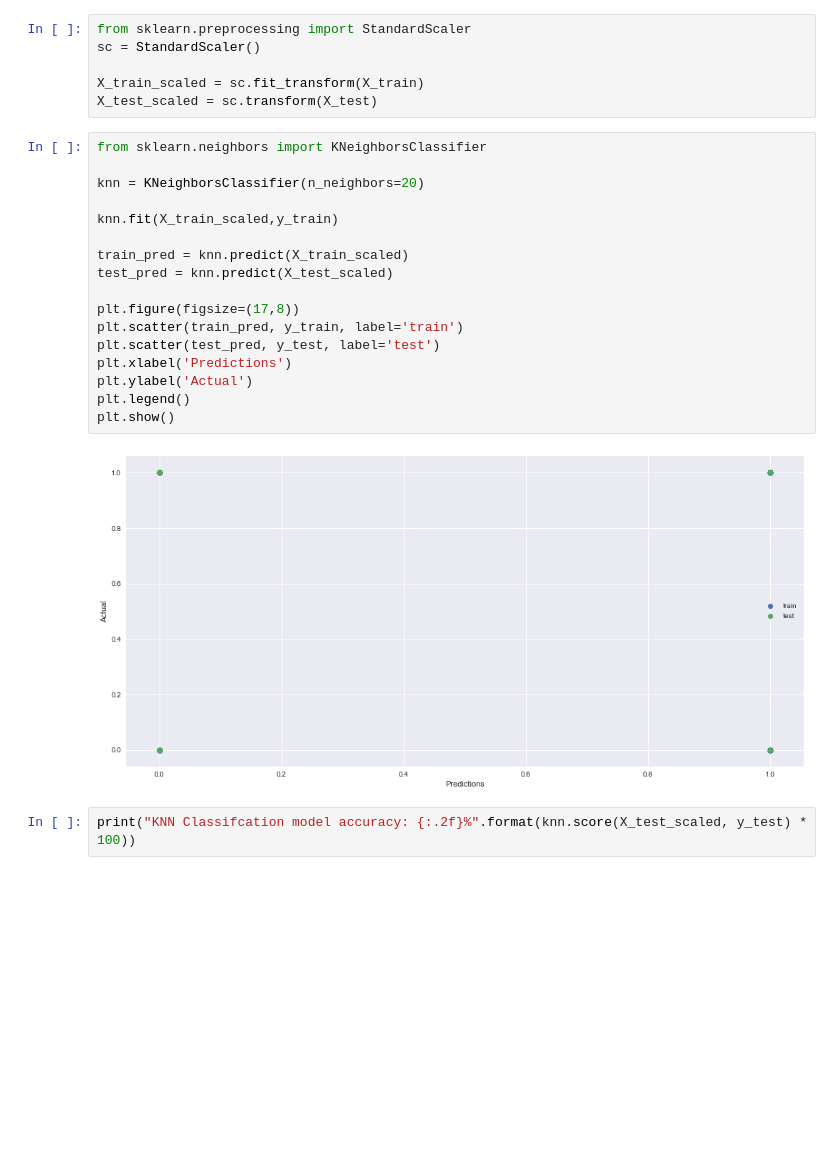
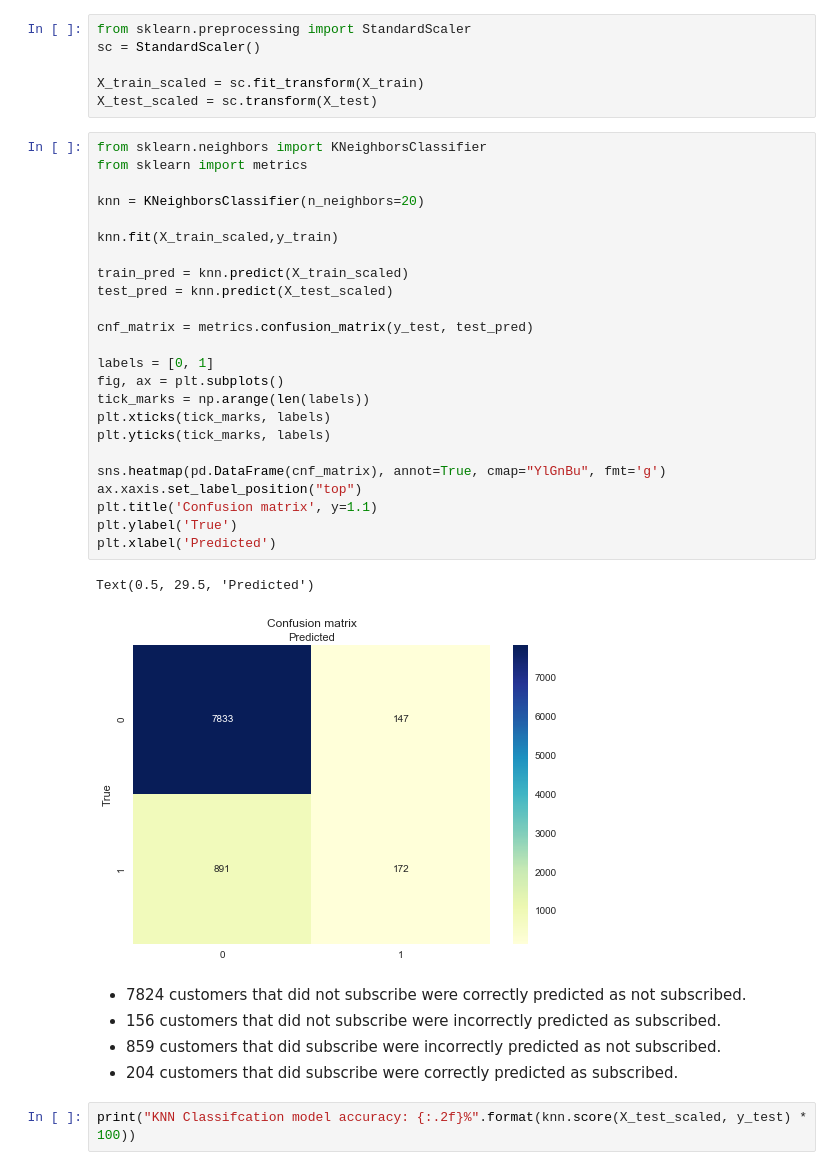
Before and after one commit to Team5UD/bank-marketing, a Jupyter notebook: Group5EDACode.ipynb, the cells around one changed output. Drawn from its saved outputs; the diff is of its cells as text; blank space fills up the shorter version.

```diff
--- a/Group5EDACode.ipynb
+++ b/Group5EDACode.ipynb
@@ -728,25 +728,38 @@ sc = StandardScaler()
 
 X_train_scaled = sc.fit_transform(X_train)
 X_test_scaled = sc.transform(X_test)
-# %%
-from sklearn.neighbors import KNeighborsClassifier
-
-knn = KNeighborsClassifier(n_neighbors=20)
-
-knn.fit(X_train_scaled,y_train)
-
-train_pred = knn.predict(X_train_scaled)
-test_pred = knn.predict(X_test_scaled)
-
-plt.figure(figsize=(17,8))
-plt.scatter(train_pred, y_train, label='train')
-plt.scatter(test_pred, y_test, label='test')
-plt.xlabel('Predictions')
-plt.ylabel('Actual')
-plt.legend()
-plt.show()
-# %% [output]
-[figure, removed]
+# %%
+from sklearn.neighbors import KNeighborsClassifier
+from sklearn import metrics
+
+knn = KNeighborsClassifier(n_neighbors=20)
+
+knn.fit(X_train_scaled,y_train)
+
+train_pred = knn.predict(X_train_scaled)
+test_pred = knn.predict(X_test_scaled)
+
+cnf_matrix = metrics.confusion_matrix(y_test, test_pred)
+
+labels = [0, 1]
+fig, ax = plt.subplots()
+tick_marks = np.arange(len(labels))
+plt.xticks(tick_marks, labels)
+plt.yticks(tick_marks, labels)
+
+sns.heatmap(pd.DataFrame(cnf_matrix), annot=True, cmap="YlGnBu", fmt='g')
+ax.xaxis.set_label_position("top")
+plt.title('Confusion matrix', y=1.1)
+plt.ylabel('True')
+plt.xlabel('Predicted')
+# %% [output]
+Text(0.5, 29.5, 'Predicted')
+[figure, added]
+# %% [markdown]
+* 7824 customers that did not subscribe were correctly predicted as not subscribed.
+* 156 customers that did not subscribe were incorrectly predicted as subscribed.
+* 859 customers that did subscribe were incorrectly predicted as not subscribed.
+* 204 customers that did subscribe were correctly predicted as subscribed.
 # %%
 print("KNN Classifcation model accuracy: {:.2f}%".format(knn.score(X_test_scaled, y_test) * 100))
 # %% [output]
```
